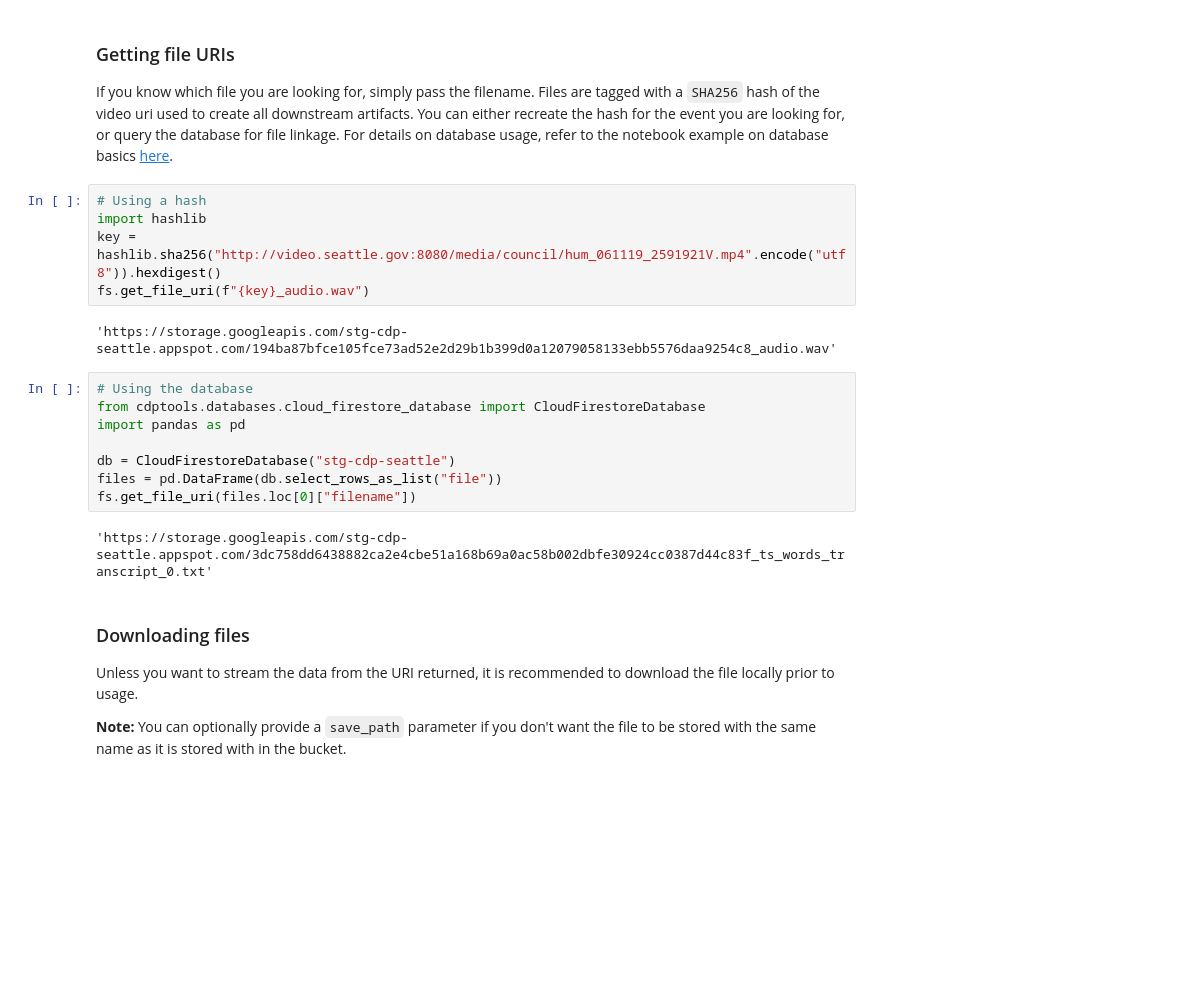
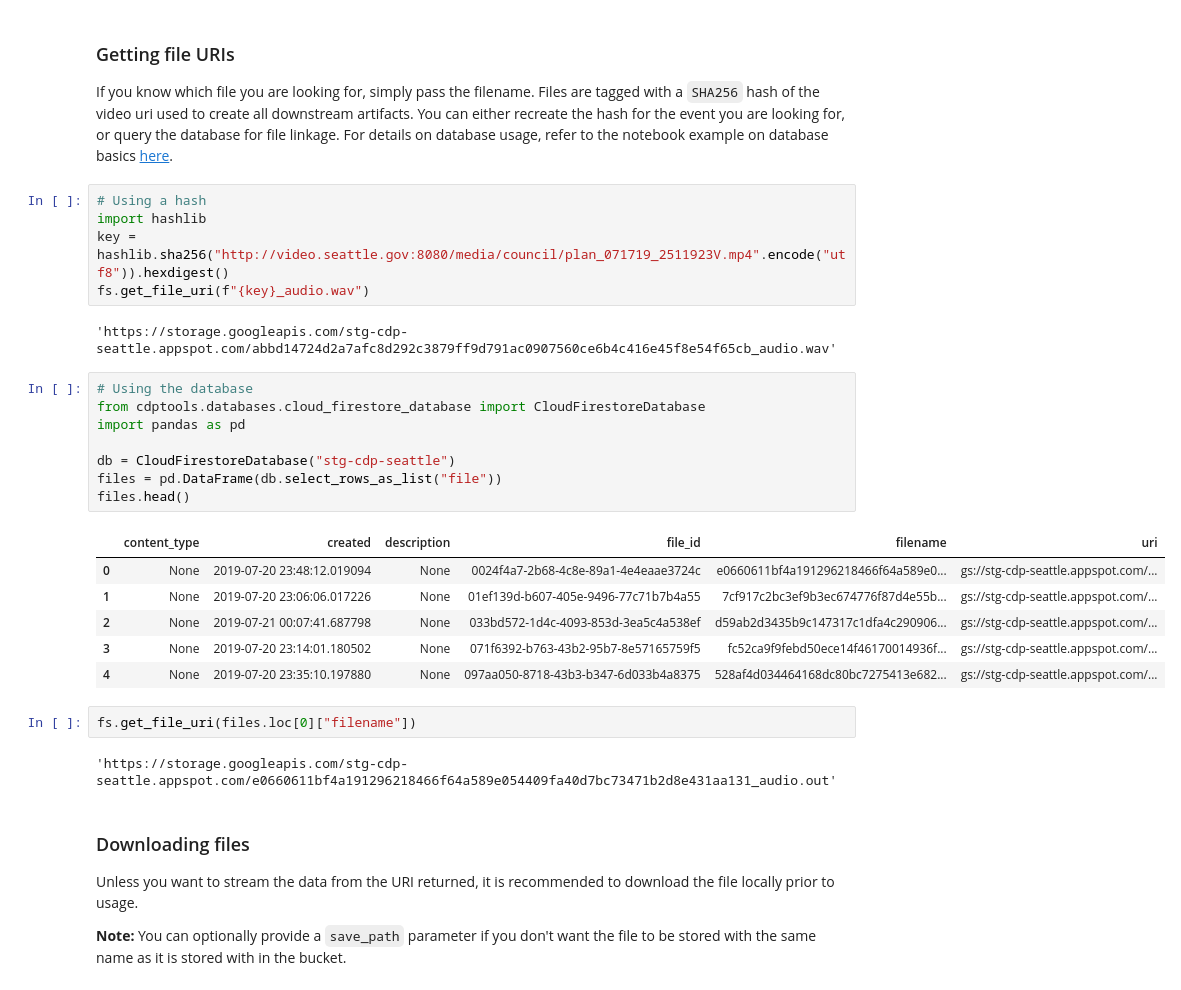
Before and after one commit to CouncilDataProject/cdptools_v2, a Jupyter notebook: examples/file_store.ipynb, the cells around one changed output. Saved outputs shown, nothing was run; the diff lists cells and outputs as text; blank space fills up the shorter version.

```diff
--- a/examples/file_store.ipynb
+++ b/examples/file_store.ipynb
@@ -24,20 +22,29 @@ If you know which file you are looking for, simply pass the filename. Files are
 # %%
 # Using a hash
 import hashlib
-key = hashlib.sha256("http://video.seattle.gov:8080/media/council/hum_061119_2591921V.mp4".encode("utf8")).hexdigest()
+key = hashlib.sha256("http://video.seattle.gov:8080/media/council/plan_071719_2511923V.mp4".encode("utf8")).hexdigest()
 fs.get_file_uri(f"{key}_audio.wav")
 # %% [output]
-'https://storage.googleapis.com/stg-cdp-seattle.appspot.com/194ba87bfce105fce73ad52e2d29b1b399d0a12079058133ebb5576daa9254c8_audio.wav'
+'https://storage.googleapis.com/stg-cdp-seattle.appspot.com/abbd14724d2a7afc8d292c3879ff9d791ac0907560ce6b4c416e45f8e54f65cb_audio.wav'
 # %%
 # Using the database
 from cdptools.databases.cloud_firestore_database import CloudFirestoreDatabase
 import pandas as pd
 
 db = CloudFirestoreDatabase("stg-cdp-seattle")
 files = pd.DataFrame(db.select_rows_as_list("file"))
-fs.get_file_uri(files.loc[0]["filename"])
+files.head()
 # %% [output]
-'https://storage.googleapis.com/stg-cdp-seattle.appspot.com/3dc758dd6438882ca2e4cbe51a168b69a0ac58b002dbfe30924cc0387d44c83f_ts_words_transcript_0.txt'
+|  | content_type | created | description | file_id | filename | uri |
+| 0 | None | 2019-07-20 23:48:12.019094 | None | 0024f4a7-2b68-4c8e-89a1-4e4eaae3724c | e0660611bf4a191296218466f64a589e0... | gs://stg-cdp-seattle.appspot.com/... |
+| 1 | None | 2019-07-20 23:06:06.017226 | None | 01ef139d-b607-405e-9496-77c71b7b4a55 | 7cf917c2bc3ef9b3ec674776f87d4e55b... | gs://stg-cdp-seattle.appspot.com/... |
+| 2 | None | 2019-07-21 00:07:41.687798 | None | 033bd572-1d4c-4093-853d-3ea5c4a538ef | d59ab2d3435b9c147317c1dfa4c290906... | gs://stg-cdp-seattle.appspot.com/... |
+| 3 | None | 2019-07-20 23:14:01.180502 | None | 071f6392-b763-43b2-95b7-8e57165759f5 | fc52ca9f9febd50ece14f46170014936f... | gs://stg-cdp-seattle.appspot.com/... |
+| 4 | None | 2019-07-20 23:35:10.197880 | None | 097aa050-8718-43b3-b347-6d033b4a8375 | 528af4d034464168dc80bc7275413e682... | gs://stg-cdp-seattle.appspot.com/... |
+# %%
+fs.get_file_uri(files.loc[0]["filename"])
+# %% [output]
+'https://storage.googleapis.com/stg-cdp-seattle.appspot.com/e0660611bf4a191296218466f64a589e054409fa40d7bc73471b2d8e431aa131_audio.out'
 # %% [markdown]
 ### Downloading files
 
```
Also changed, not shown: parts of 4 cells of this notebook, 3 other files.
